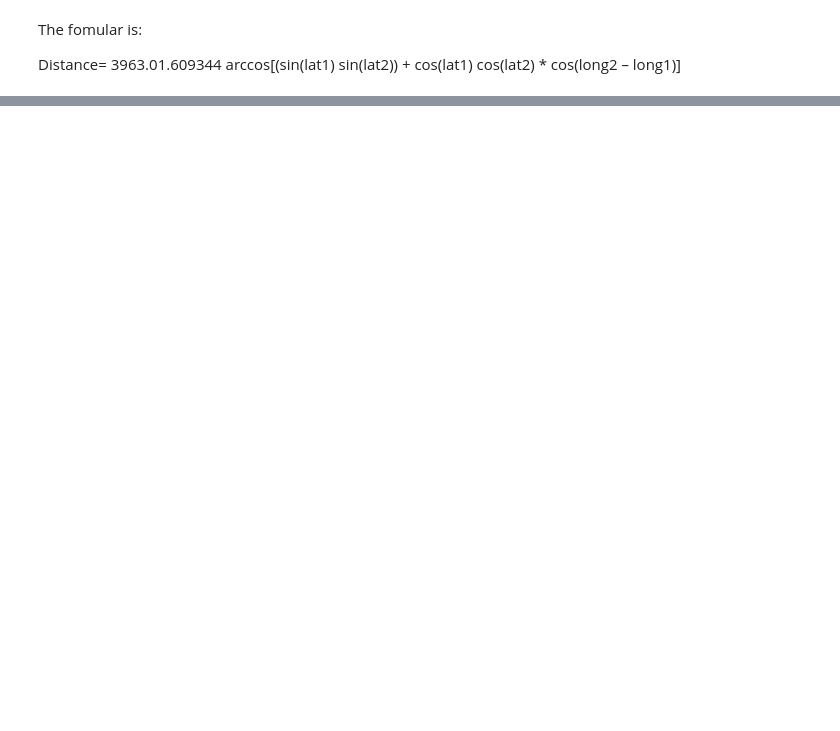
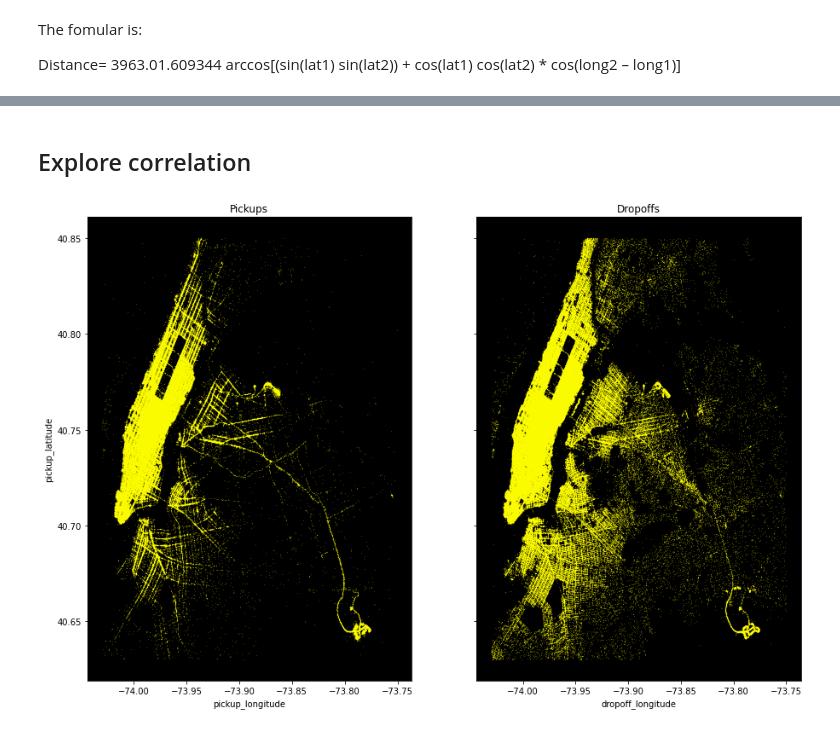
Before and after one commit to AnhDao1411/CSC14115, a Jupyter notebook: project.ipynb, the cells around one changed output, grey strips where cells are left out. Drawn from its saved outputs; the diff is of its cells as text; code cells hidden in the pictures; blank space fills up the shorter version.

Commit message:
datetime+correlation

```diff
--- a/project.ipynb
+++ b/project.ipynb
@@ -475,0 +485,7 @@ train.head(1)
+# %%
+train.loc[:, 'pick_month'] = train['pickup_datetime'].dt.month
+train.loc[:, 'hour'] = train['pickup_datetime'].dt.hour
+train.loc[:, 'week_of_year'] = train['pickup_datetime'].dt.weekofyear
+train.loc[:, 'day_of_year'] = train['pickup_datetime'].dt.dayofyear
+train.loc[:, 'day_of_week'] = train['pickup_datetime'].dt.dayofweek
+#The week starts on Monday, which is denoted by 0 and ends on Sunday which is denoted by 6
@@ -475,0 +501,27 @@ train.head(1)
+# %% [markdown]
+## Explore correlation
+# %%
+# New york city border
+west, east = -74.03, -73.75
+south, north = (40.63, 40.85)
+
+train = train[(train.pickup_latitude> south) & (train.pickup_latitude < north)]
+train = train[(train.dropoff_latitude> south) & (train.dropoff_latitude < north)]
+train = train[(train.pickup_longitude> west) & (train.pickup_longitude < east)]
+train = train[(train.dropoff_longitude> west) & (train.dropoff_longitude < east)]
+# %%
+f, (ax1, ax2) = plt.subplots(1, 2, sharey=True,figsize=(15,10))
+
+train.plot(kind='scatter', x='pickup_longitude', y='pickup_latitude',
+                color='yellow',
+                s=.02, alpha=.6, subplots=True, ax=ax1)
+ax1.set_title("Pickups")
+ax1.set_facecolor('black')
+
+train.plot(kind='scatter', x='dropoff_longitude', y='dropoff_latitude',
+                color='yellow',
+                s=.02, alpha=.6, subplots=True, ax=ax2)
+ax2.set_title("Dropoffs")
+ax2.set_facecolor('black')
+# %% [output]
+[figure, added]
```
Also changed, not shown: parts of 15 cells of this notebook.
